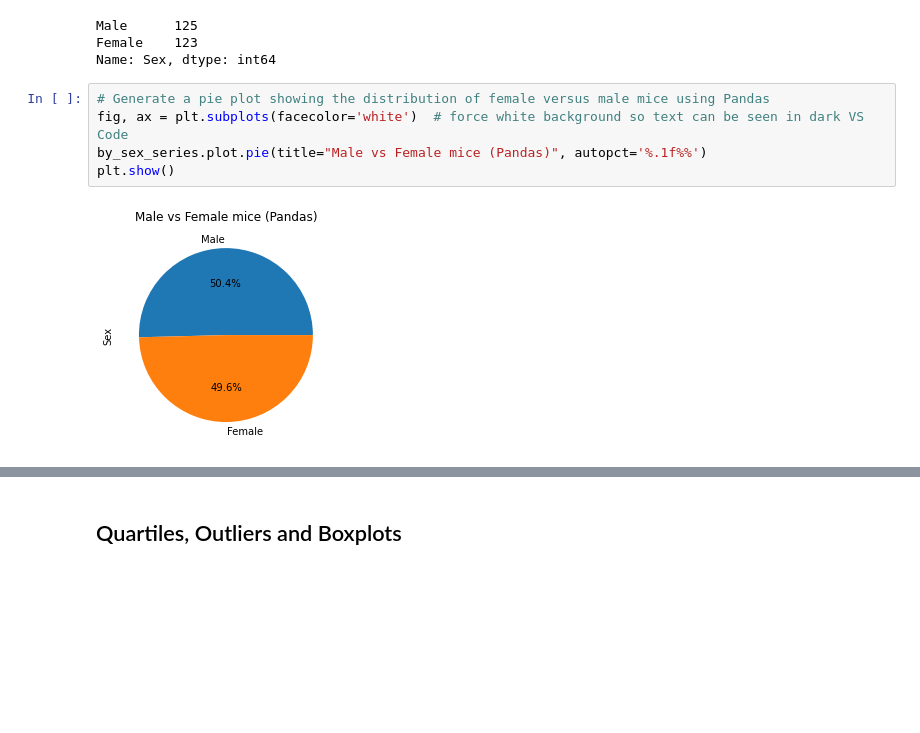
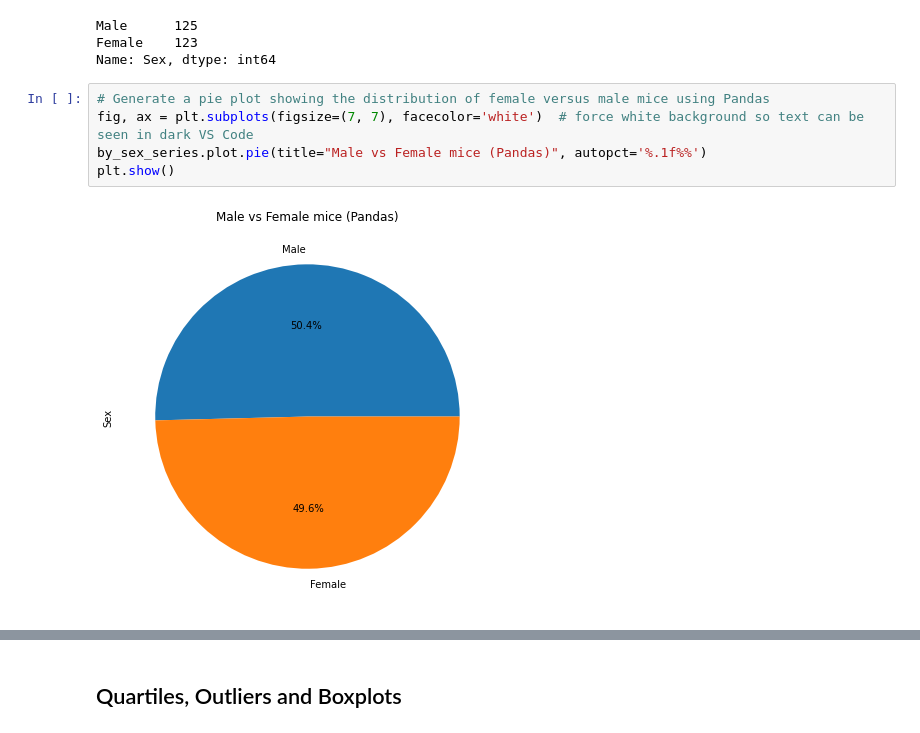
Before and after one commit to zachaa/matplotlib-challenge, a Jupyter notebook: Pymaceuticals/pymaceuticals.ipynb, the cells around one changed output, grey strips where cells are left out. Drawn from its saved outputs; the diff is of its cells as text; blank space fills up the shorter version.

```diff
--- a/Pymaceuticals/pymaceuticals.ipynb
+++ b/Pymaceuticals/pymaceuticals.ipynb
@@ -147,10 +145,10 @@ Female    123
 Name: Sex, dtype: int64
 # %%
 # Generate a pie plot showing the distribution of female versus male mice using Pandas
-fig, ax = plt.subplots(facecolor='white')  # force white background so text can be seen in dark VS Code
+fig, ax = plt.subplots(figsize=(7, 7), facecolor='white')  # force white background so text can be seen in dark VS Code
 by_sex_series.plot.pie(title="Male vs Female mice (Pandas)", autopct='%.1f%%')
 plt.show()
 # %% [output]
-[figure, old version]
+[figure, new version]
 # %%
 # Male vs Female plot using PyPlot
```
Also changed, not shown: parts of 8 cells of this notebook.
